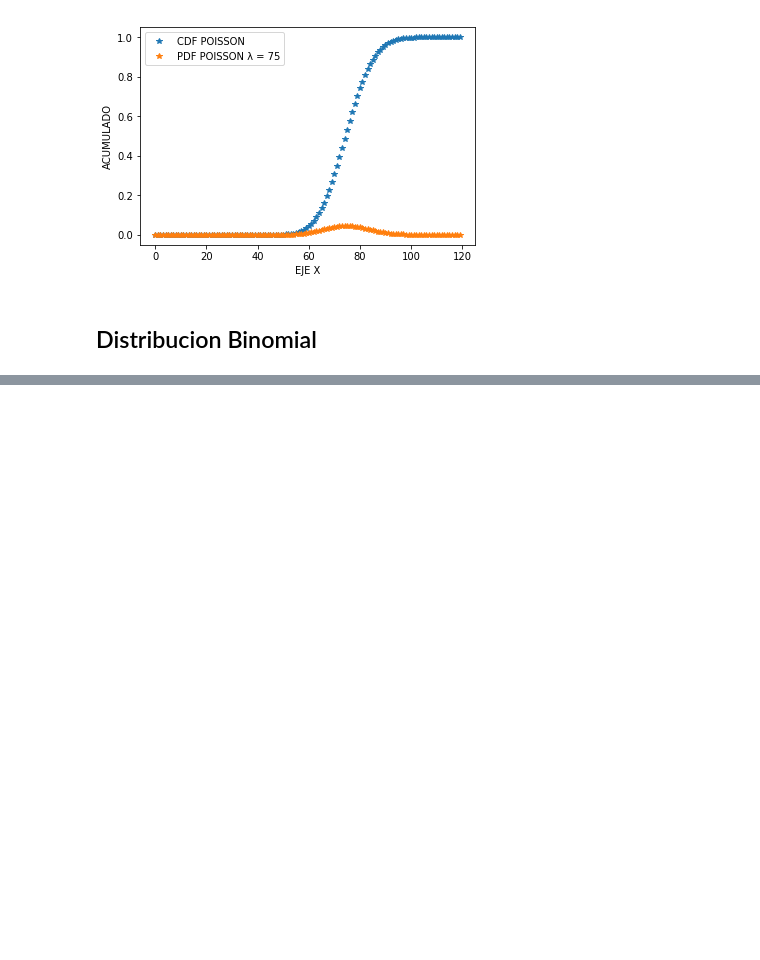
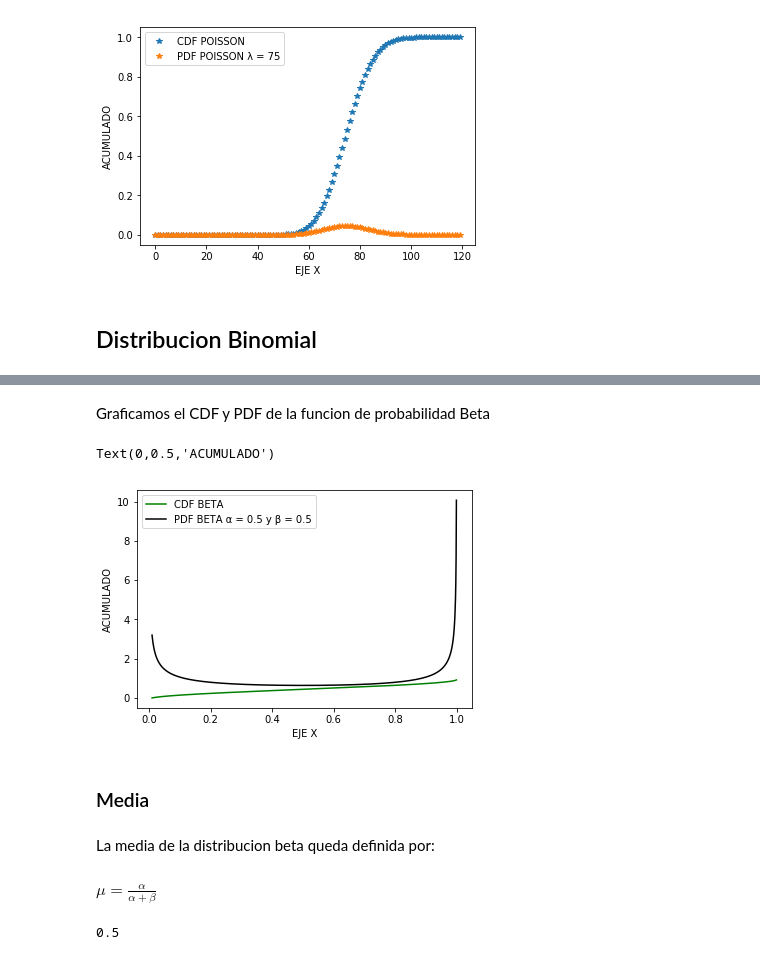
Before and after one commit to LuisEduardoCantero/Data_Science_in_Cosmology, a Jupyter notebook: Semana4/Tarea_Semana4/Ejercicio_distribuciones.ipynb, the cells around one changed output, grey strips where cells are left out. Saved outputs shown, nothing was run; the diff lists cells and outputs as text; code cells hidden in the pictures; blank space fills up the shorter version.

```diff
--- a/Semana4/Tarea_Semana4/Ejercicio_distribuciones.ipynb
+++ b/Semana4/Tarea_Semana4/Ejercicio_distribuciones.ipynb
@@ -296,0 +443,19 @@ Text(0,0.5,'ACUMULADO')
+# %%
+x7 = np.arange(0.01,1,0.001)
+a7 = np.empty(len(x7))
+y7 = np.empty(len(x7))
+
+x8 = np.arange(0.01,1,0.001)
+a8 = np.empty(len(x8))
+y8 = np.empty(len(x8))
+
+x9 = np.arange(0.01,1,0.001)
+a9 = np.empty(len(x9))
+y9 = np.empty(len(x9))
+
+alfa1 = 0.5
+beta1 = 0.5
+alfa2 = 1
+beta2 = 1
+alfa3 = 2
+beta3 = 5
@@ -296,0 +464,24 @@ Text(0,0.5,'ACUMULADO')
+# %%
+for i in range(0, len(x7)):
+    a7[i] = (scipy.special.gamma(alfa1 + beta1)/(scipy.special.gamma(alfa1) * scipy.special.gamma(beta1))) * math.pow(x7[i], alfa1 - 1) * math.pow((1 - x7[i]), beta1 - 1)
+# %%
+y7[0] = 0
+for j in range(1, len(x7)):
+    y7[j] =  (a7[j - 1] + a7[j])/2 *0.001 + y7[j - 1]
+# %% [markdown]
+Graficamos el CDF y PDF de la funcion de probabilidad Beta
+# %%
+plt.plot(x7,y7, 'green', label="CDF BETA")
+plt.plot(x7,a7, 'black', label="PDF BETA α = 0.5 y β = 0.5")
+plt.legend()
+plt.xlabel("EJE X")
+plt.ylabel("ACUMULADO")
+# %% [output]
+Text(0,0.5,'ACUMULADO')
+[figure, added]
+# %% [markdown]
+### Media
+# %% [markdown]
+La media de la distribucion beta queda definida por:
+# %% [markdown]
+$μ = \frac{α}{α + β}$
@@ -296,0 +490,4 @@ Text(0,0.5,'ACUMULADO')
+# %%
+med7
+# %% [output]
+0.5
```
Also changed, not shown: parts of 160 cells of this notebook.
